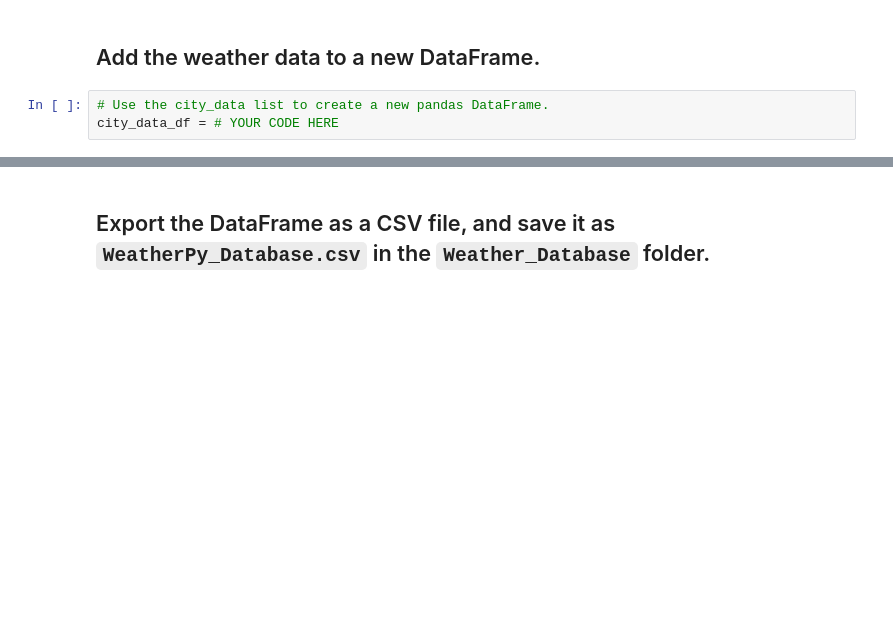
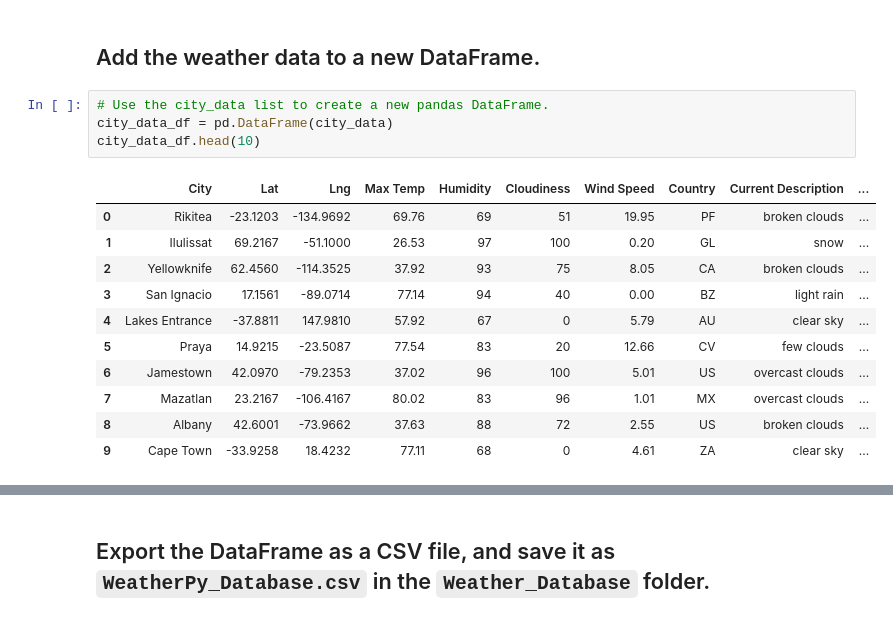
Before and after one commit to siddi582/WorldWeather, a Jupyter notebook: Weather_Database/Weather_Database.ipynb, the cells around one changed output, grey strips where cells are left out. Saved outputs shown, nothing was run; the diff lists cells and outputs as text; blank space fills up the shorter version.

```diff
--- a/Weather_Database/Weather_Database.ipynb
+++ b/Weather_Database/Weather_Database.ipynb
@@ -179,7 +226,20 @@ len(city_data)
 ## Add the weather data to a new DataFrame.
 # %%
 # Use the city_data list to create a new pandas DataFrame.
-city_data_df = # YOUR CODE HERE
+city_data_df = pd.DataFrame(city_data)
+city_data_df.head(10)
+# %% [output]
+|  | City | Lat | Lng | Max Temp | Humidity | Cloudiness | Wind Speed | Country | Current Description | ... |
+| 0 | Rikitea | -23.1203 | -134.9692 | 69.76 | 69 | 51 | 19.95 | PF | broken clouds | ... |
+| 1 | Ilulissat | 69.2167 | -51.1000 | 26.53 | 97 | 100 | 0.20 | GL | snow | ... |
+| 2 | Yellowknife | 62.4560 | -114.3525 | 37.92 | 93 | 75 | 8.05 | CA | broken clouds | ... |
+| 3 | San Ignacio | 17.1561 | -89.0714 | 77.14 | 94 | 40 | 0.00 | BZ | light rain | ... |
+| 4 | Lakes Entrance | -37.8811 | 147.9810 | 57.92 | 67 | 0 | 5.79 | AU | clear sky | ... |
+| 5 | Praya | 14.9215 | -23.5087 | 77.54 | 83 | 20 | 12.66 | CV | few clouds | ... |
+| 6 | Jamestown | 42.0970 | -79.2353 | 37.02 | 96 | 100 | 5.01 | US | overcast clouds | ... |
+| 7 | Mazatlan | 23.2167 | -106.4167 | 80.02 | 83 | 96 | 1.01 | MX | overcast clouds | ... |
+| 8 | Albany | 42.6001 | -73.9662 | 37.63 | 88 | 72 | 2.55 | US | broken clouds | ... |
+| 9 | Cape Town | -33.9258 | 18.4232 | 77.11 | 68 | 0 | 4.61 | ZA | clear sky | ... |
 # %%
 # Display sample data
 city_data_df.head(10)
```
Also changed, not shown: parts of 13 cells of this notebook, 5 other files.
